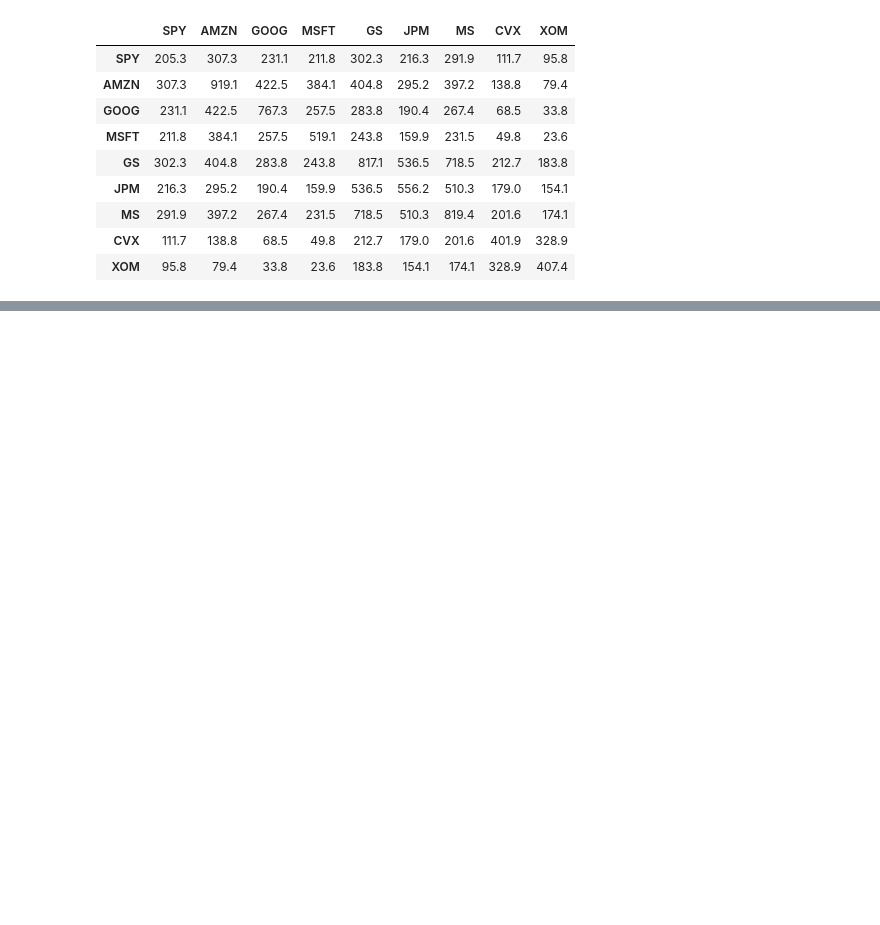
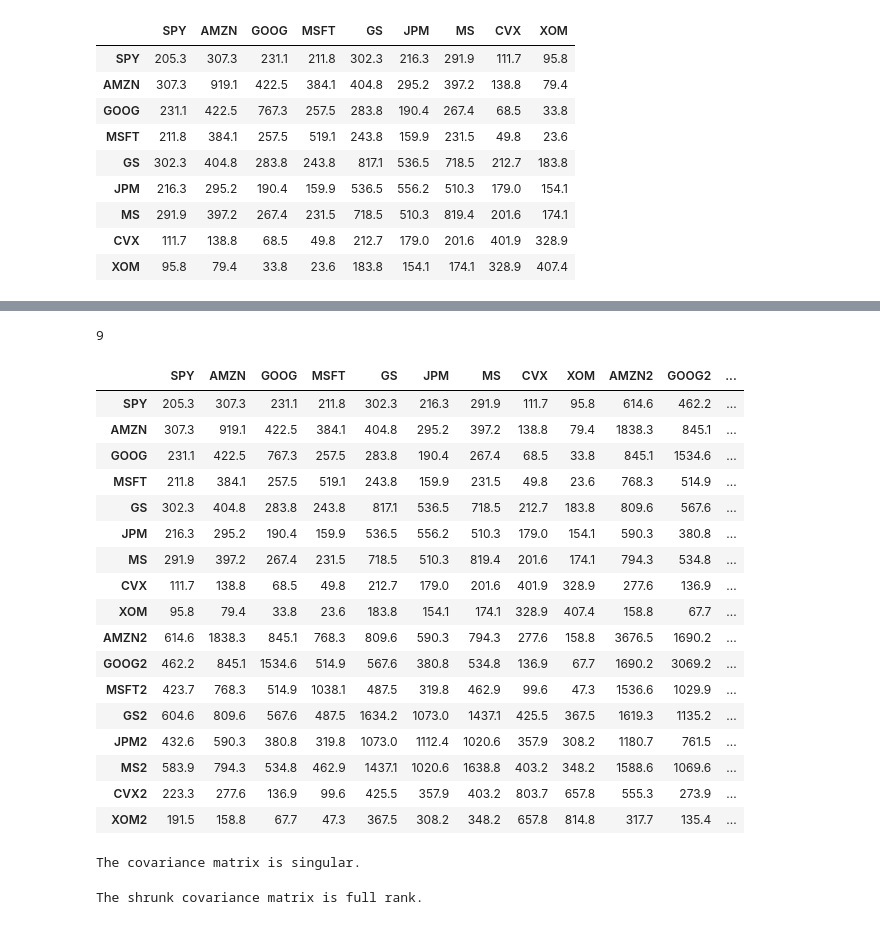
Before and after one commit to matthiasbouquet/advanced_algorithmic_trading, a Jupyter notebook: assignments/week_3/day_13.ipynb, the cells around one changed output, grey strips where cells are left out. Saved outputs shown, nothing was run; the diff lists cells and outputs as text; code cells hidden in the pictures; blank space fills up the shorter version.

Commit message:
day 13 cov shrink

```diff
--- a/assignments/week_3/day_13.ipynb
+++ b/assignments/week_3/day_13.ipynb
@@ -89,0 +118,59 @@ fig.show()
+# %%
+# matrix rank
+rank = np.linalg.matrix_rank(cov_matrix)
+int(rank)
+# %% [output]
+9
+# %%
+# let's make the covariance matrix singular by adding colinear prices
+rets_sing = rets_all.copy()
+for s in STOCKS:
+    rets_sing[f'{s}2'] = rets_sing[s]*2
+
+n_assets2 = rets_sing.shape[1]
+# new covariance matrix
+cov_sing = rets_sing.cov()*10000*252*6.5*60/120
+round(cov_sing, 1)
+# %% [output]
+|  | SPY | AMZN | GOOG | MSFT | GS | JPM | MS | CVX | XOM | AMZN2 | GOOG2 | ... |
+| SPY | 205.3 | 307.3 | 231.1 | 211.8 | 302.3 | 216.3 | 291.9 | 111.7 | 95.8 | 614.6 | 462.2 | ... |
+| AMZN | 307.3 | 919.1 | 422.5 | 384.1 | 404.8 | 295.2 | 397.2 | 138.8 | 79.4 | 1838.3 | 845.1 | ... |
+| GOOG | 231.1 | 422.5 | 767.3 | 257.5 | 283.8 | 190.4 | 267.4 | 68.5 | 33.8 | 845.1 | 1534.6 | ... |
+| MSFT | 211.8 | 384.1 | 257.5 | 519.1 | 243.8 | 159.9 | 231.5 | 49.8 | 23.6 | 768.3 | 514.9 | ... |
+| GS | 302.3 | 404.8 | 283.8 | 243.8 | 817.1 | 536.5 | 718.5 | 212.7 | 183.8 | 809.6 | 567.6 | ... |
+| JPM | 216.3 | 295.2 | 190.4 | 159.9 | 536.5 | 556.2 | 510.3 | 179.0 | 154.1 | 590.3 | 380.8 | ... |
+| MS | 291.9 | 397.2 | 267.4 | 231.5 | 718.5 | 510.3 | 819.4 | 201.6 | 174.1 | 794.3 | 534.8 | ... |
+| CVX | 111.7 | 138.8 | 68.5 | 49.8 | 212.7 | 179.0 | 201.6 | 401.9 | 328.9 | 277.6 | 136.9 | ... |
+| XOM | 95.8 | 79.4 | 33.8 | 23.6 | 183.8 | 154.1 | 174.1 | 328.9 | 407.4 | 158.8 | 67.7 | ... |
+| AMZN2 | 614.6 | 1838.3 | 845.1 | 768.3 | 809.6 | 590.3 | 794.3 | 277.6 | 158.8 | 3676.5 | 1690.2 | ... |
+| GOOG2 | 462.2 | 845.1 | 1534.6 | 514.9 | 567.6 | 380.8 | 534.8 | 136.9 | 67.7 | 1690.2 | 3069.2 | ... |
+| MSFT2 | 423.7 | 768.3 | 514.9 | 1038.1 | 487.5 | 319.8 | 462.9 | 99.6 | 47.3 | 1536.6 | 1029.9 | ... |
+| GS2 | 604.6 | 809.6 | 567.6 | 487.5 | 1634.2 | 1073.0 | 1437.1 | 425.5 | 367.5 | 1619.3 | 1135.2 | ... |
+| JPM2 | 432.6 | 590.3 | 380.8 | 319.8 | 1073.0 | 1112.4 | 1020.6 | 357.9 | 308.2 | 1180.7 | 761.5 | ... |
+| MS2 | 583.9 | 794.3 | 534.8 | 462.9 | 1437.1 | 1020.6 | 1638.8 | 403.2 | 348.2 | 1588.6 | 1069.6 | ... |
+| CVX2 | 223.3 | 277.6 | 136.9 | 99.6 | 425.5 | 357.9 | 403.2 | 803.7 | 657.8 | 555.3 | 273.9 | ... |
+| XOM2 | 191.5 | 158.8 | 67.7 | 47.3 | 367.5 | 308.2 | 348.2 | 657.8 | 814.8 | 317.7 | 135.4 | ... |
+# %%
+# rank
+rank = np.linalg.matrix_rank(cov_sing)
+
+if rank == n_assets2:
+    print("The covariance matrix is full rank.")
+else:
+    print("The covariance matrix is singular.")
+# %% [output]
+The covariance matrix is singular.
+# %%
+# shrinkage applied to covariance matrix
+alpha = 0.01
+cov_shrink = (1 - alpha) * cov_sing + alpha * np.trace(cov_sing) / n_assets2 * np.eye(n_assets2)
+round(cov_shrink, 1)
+
+# rank
+rank = np.linalg.matrix_rank(cov_shrink)
+if rank == n_assets2:
+    print("The shrunk covariance matrix is full rank.")
+else:
+    print("The shrunk covariance matrix is singular.")
+# %% [output]
+The shrunk covariance matrix is full rank.
```
Also changed, not shown: parts of 5 cells of this notebook.
